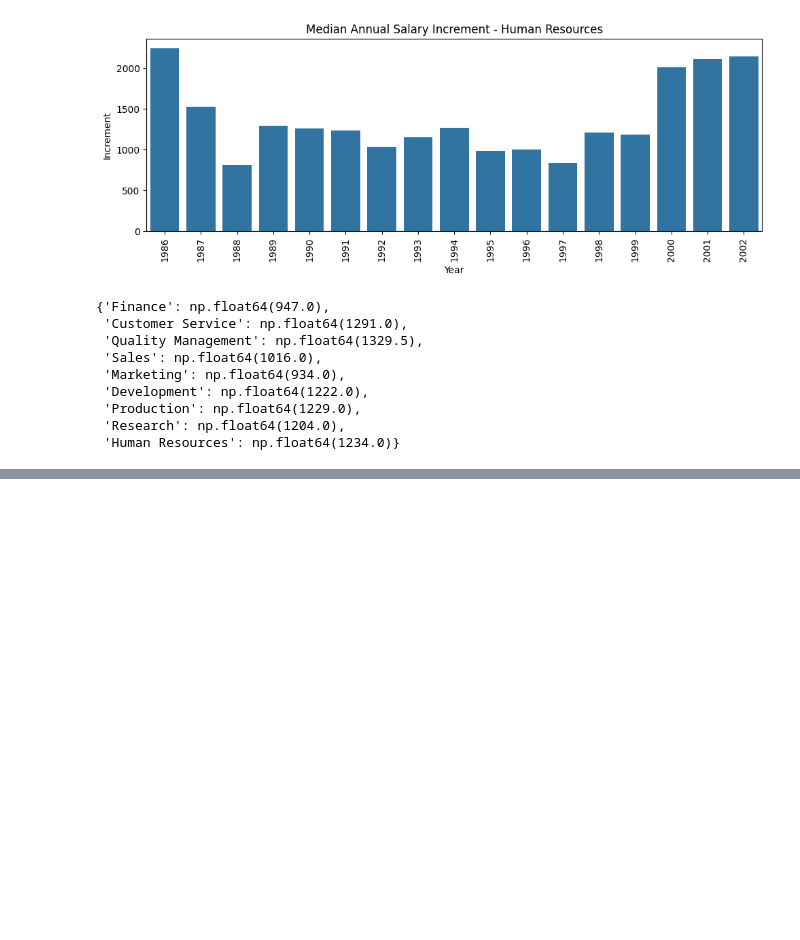
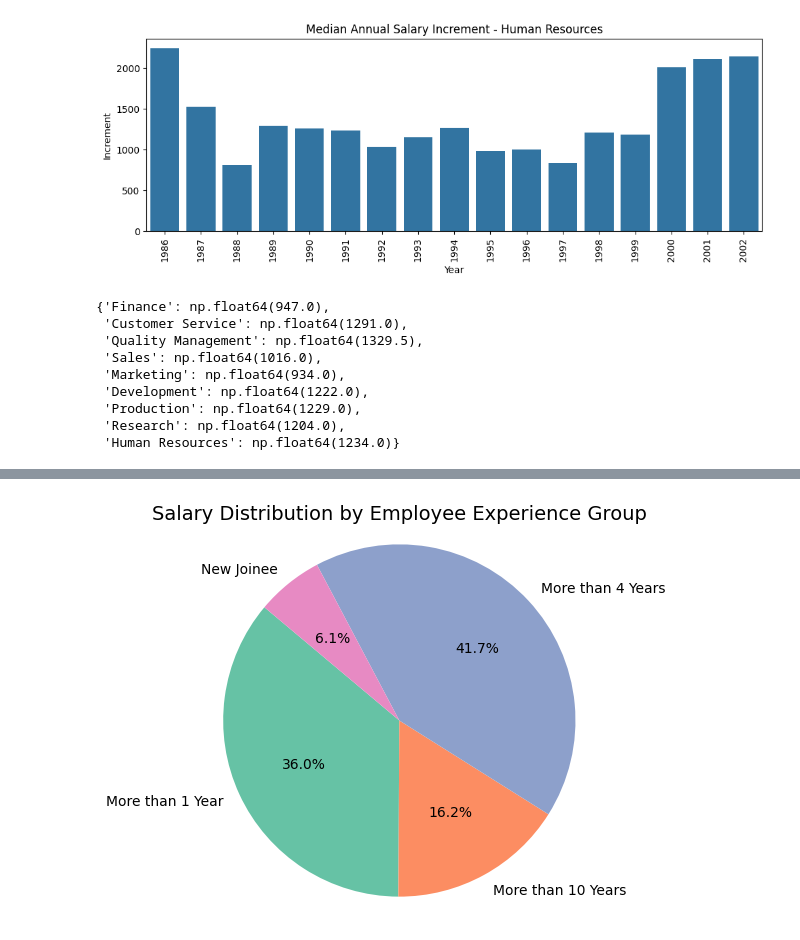
Before and after one commit to ParamesManthiramoorthi26/Employee_Project, a Jupyter notebook: employee_query.ipynb, the cells around one changed output, grey strips where cells are left out. Cells and saved outputs as stored; diff of their text form; code cells hidden in the pictures; blank space fills up the shorter version.

```diff
--- a/employee_query.ipynb
+++ b/employee_query.ipynb
@@ -533,0 +565,49 @@ median_inc
+# %%
+import pandas as pd
+import seaborn as sns
+import matplotlib.pyplot as plt
+
+# SQL Query remains the same
+query = """
+SELECT s.amount,
+       date_part('year', de.to_date) - date_part('year', de.from_date) AS exp
+FROM employees.department_employee de
+JOIN employees.salary s
+  ON s.employee_id = de.employee_id
+WHERE date_part('year', de.to_date) - date_part('year', de.from_date) <= 60
+  AND date_part('year', s.to_date) = 9999;
+"""
+
+salary_dist_year = pd.read_sql_query(query, engine)
+
+# Categorize employee experience
+def emp_year_group(x):
+    if x >= 10:
+        return 'More than 10 Years'
+    elif x >= 4:
+        return 'More than 4 Years'
+    elif x >= 1:
+        return 'More than 1 Year'
+    else:
+        return 'New Joinee'
+
+salary_dist_year['exp'] = salary_dist_year['exp'].astype(int)
+salary_dist_year['emp_year'] = salary_dist_year['exp'].apply(emp_year_group)
+
+# Group by experience category and sum total salary amount
+salary_grouped = salary_dist_year.groupby('emp_year')['amount'].sum().reset_index()
+
+# Plot pie chart
+plt.figure(figsize=(5, 5))
+plt.pie(
+    salary_grouped['amount'],
+    labels=salary_grouped['emp_year'],
+    autopct='%1.1f%%',
+    startangle=140,
+    colors=sns.color_palette('Set2')
+)
+plt.title("Salary Distribution by Employee Experience Group", fontsize=14)
+plt.axis('equal')  # Equal aspect ratio ensures that pie is drawn as a circle.
+plt.show()
+# %% [output]
+[figure, added]
```
Also changed, not shown: parts of 1 cell of this notebook.
